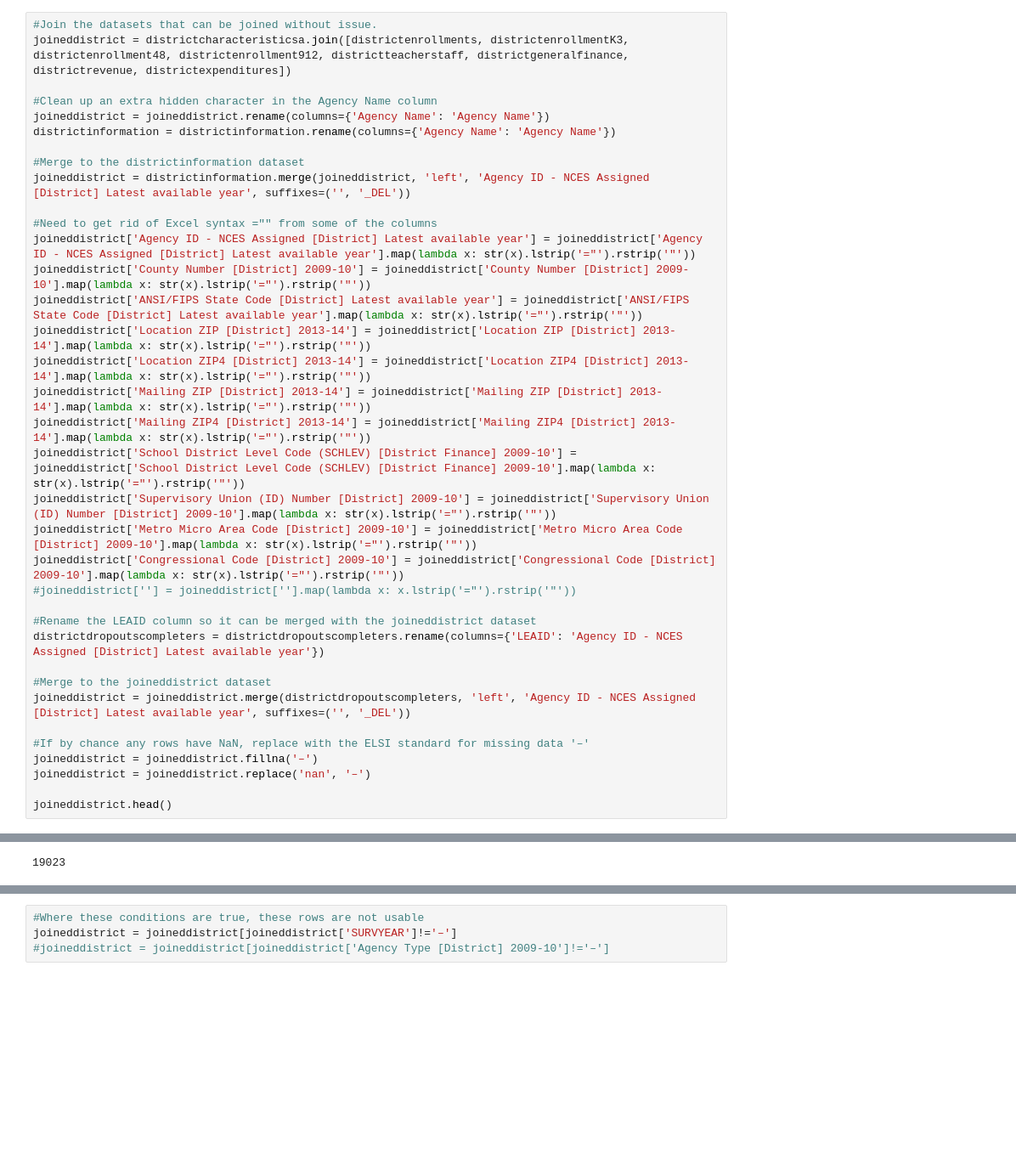
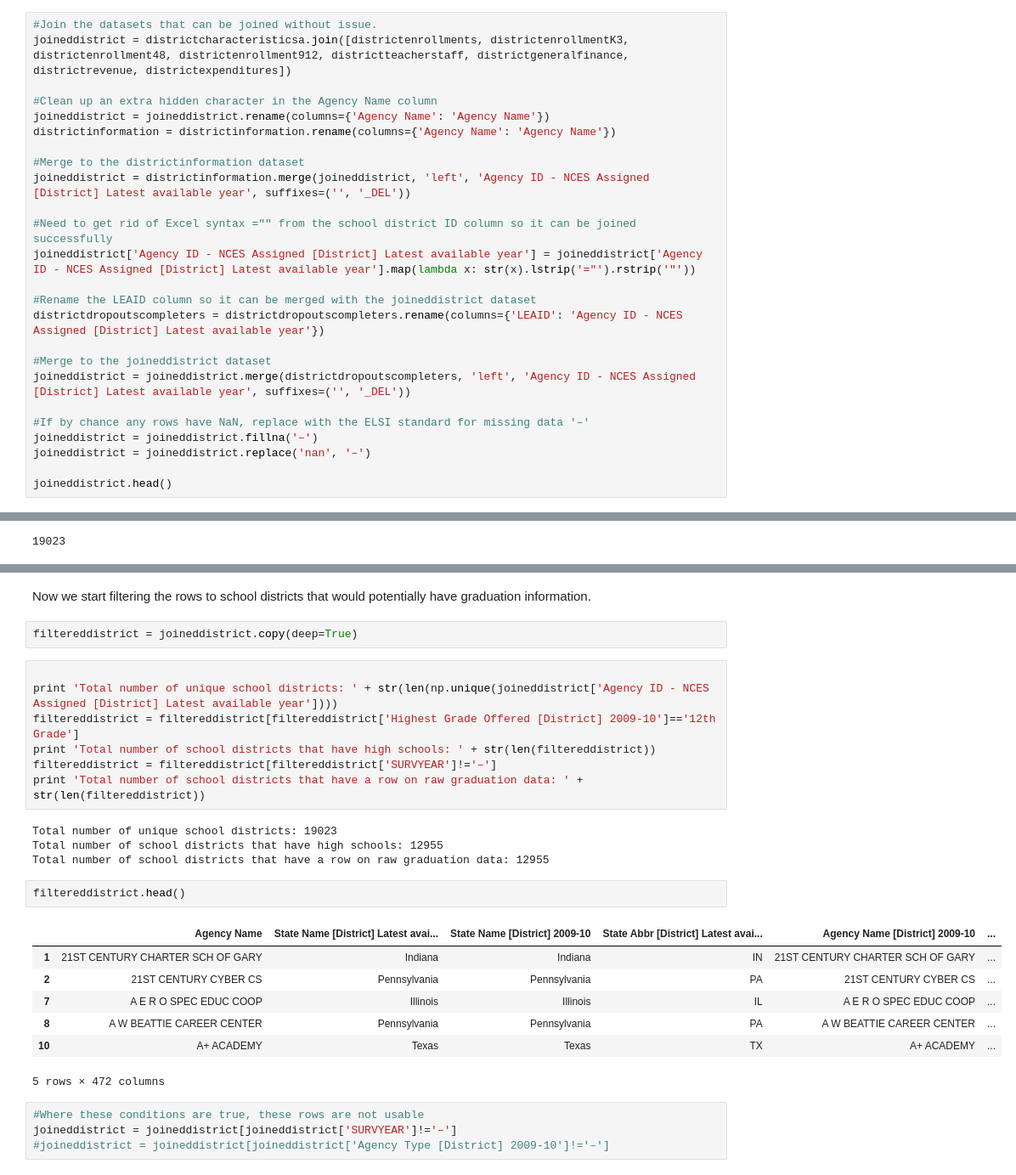
Before and after one commit to ashwindeo/dataschoolers, a Jupyter notebook: processbook_schooldistricts.ipynb, the cells around one changed output, grey strips where cells are left out. Shown at 85% size. Saved outputs shown, nothing was run; the diff lists cells and outputs as text; blank space fills up the shorter version.

Commit message:
All derived column creation.  Next step I need to do is drop the extras in "filtered district".

```diff
--- a/processbook_schooldistricts.ipynb
+++ b/processbook_schooldistricts.ipynb
@@ -93,19 +97,8 @@ districtinformation = districtinformation.rename(columns={'﻿Agency Name': 'Age
 #Merge to the districtinformation dataset
 joineddistrict = districtinformation.merge(joineddistrict, 'left', 'Agency ID - NCES Assigned [District] Latest available year', suffixes=('', '_DEL'))
 
-#Need to get rid of Excel syntax ="" from some of the columns
+#Need to get rid of Excel syntax ="" from the school district ID column so it can be joined successfully
 joineddistrict['Agency ID - NCES Assigned [District] Latest available year'] = joineddistrict['Agency ID - NCES Assigned [District] Latest available year'].map(lambda x: str(x).lstrip('="').rstrip('"'))
-joineddistrict['County Number [District] 2009-10'] = joineddistrict['County Number [District] 2009-10'].map(lambda x: str(x).lstrip('="').rstrip('"'))
-joineddistrict['ANSI/FIPS State Code [District] Latest available year'] = joineddistrict['ANSI/FIPS State Code [District] Latest available year'].map(lambda x: str(x).lstrip('="').rstrip('"'))
-joineddistrict['Location ZIP [District] 2013-14'] = joineddistrict['Location ZIP [District] 2013-14'].map(lambda x: str(x).lstrip('="').rstrip('"'))
-joineddistrict['Location ZIP4 [District] 2013-14'] = joineddistrict['Location ZIP4 [District] 2013-14'].map(lambda x: str(x).lstrip('="').rstrip('"'))
-joineddistrict['Mailing ZIP [District] 2013-14'] = joineddistrict['Mailing ZIP [District] 2013-14'].map(lambda x: str(x).lstrip('="').rstrip('"'))
-joineddistrict['Mailing ZIP4 [District] 2013-14'] = joineddistrict['Mailing ZIP4 [District] 2013-14'].map(lambda x: str(x).lstrip('="').rstrip('"'))
-joineddistrict['School District Level Code (SCHLEV) [District Finance] 2009-10'] = joineddistrict['School District Level Code (SCHLEV) [District Finance] 2009-10'].map(lambda x: str(x).lstrip('="').rstrip('"'))
-joineddistrict['Supervisory Union (ID) Number [District] 2009-10'] = joineddistrict['Supervisory Union (ID) Number [District] 2009-10'].map(lambda x: str(x).lstrip('="').rstrip('"'))
-joineddistrict['Metro Micro Area Code [District] 2009-10'] = joineddistrict['Metro Micro Area Code [District] 2009-10'].map(lambda x: str(x).lstrip('="').rstrip('"'))
-joineddistrict['Congressional Code [District] 2009-10'] = joineddistrict['Congressional Code [District] 2009-10'].map(lambda x: str(x).lstrip('="').rstrip('"'))
-#joineddistrict[''] = joineddistrict[''].map(lambda x: x.lstrip('="').rstrip('"'))
 
 #Rename the LEAID column so it can be merged with the joineddistrict dataset
 districtdropoutscompleters = districtdropoutscompleters.rename(columns={'LEAID': 'Agency ID - NCES Assigned [District] Latest available year'})
@@ -133,3 +658,28 @@ print len(joineddistrict)
+# %% [markdown]
+Now we start filtering the rows to school districts that would potentially have graduation information.
+# %%
+filtereddistrict = joineddistrict.copy(deep=True)
+# %%
+
+print 'Total number of unique school districts: ' + str(len(np.unique(joineddistrict['Agency ID - NCES Assigned [District] Latest available year'])))
+filtereddistrict = filtereddistrict[filtereddistrict['Highest Grade Offered [District] 2009-10']=='12th Grade']
+print 'Total number of school districts that have high schools: ' + str(len(filtereddistrict))
+filtereddistrict = filtereddistrict[filtereddistrict['SURVYEAR']!='–']
+print 'Total number of school districts that have a row on raw graduation data: ' + str(len(filtereddistrict))
+# %% [output]
+Total number of unique school districts: 19023
+Total number of school districts that have high schools: 12955
+Total number of school districts that have a row on raw graduation data: 12955
+# %%
+filtereddistrict.head()
+# %% [output]
+|  | Agency Name | State Name [District] Latest avai... | State Name [District] 2009-10 | State Abbr [District] Latest avai... | Agency Name [District] 2009-10 | ... |
+| 1 | 21ST CENTURY CHARTER SCH OF GARY | Indiana | Indiana | IN | 21ST CENTURY CHARTER SCH OF GARY | ... |
+| 2 | 21ST CENTURY CYBER CS | Pennsylvania | Pennsylvania | PA | 21ST CENTURY CYBER CS | ... |
+| 7 | A E R O SPEC EDUC COOP | Illinois | Illinois | IL | A E R O SPEC EDUC COOP | ... |
+| 8 | A W BEATTIE CAREER CENTER | Pennsylvania | Pennsylvania | PA | A W BEATTIE CAREER CENTER | ... |
+| 10 | A+ ACADEMY | Texas | Texas | TX | A+ ACADEMY | ... |
+5 rows × 472 columns
 # %%
 #Where these conditions are true, these rows are not usable
 joineddistrict = joineddistrict[joineddistrict['SURVYEAR']!='–']
```
Also changed, not shown: parts of 23 cells of this notebook.
